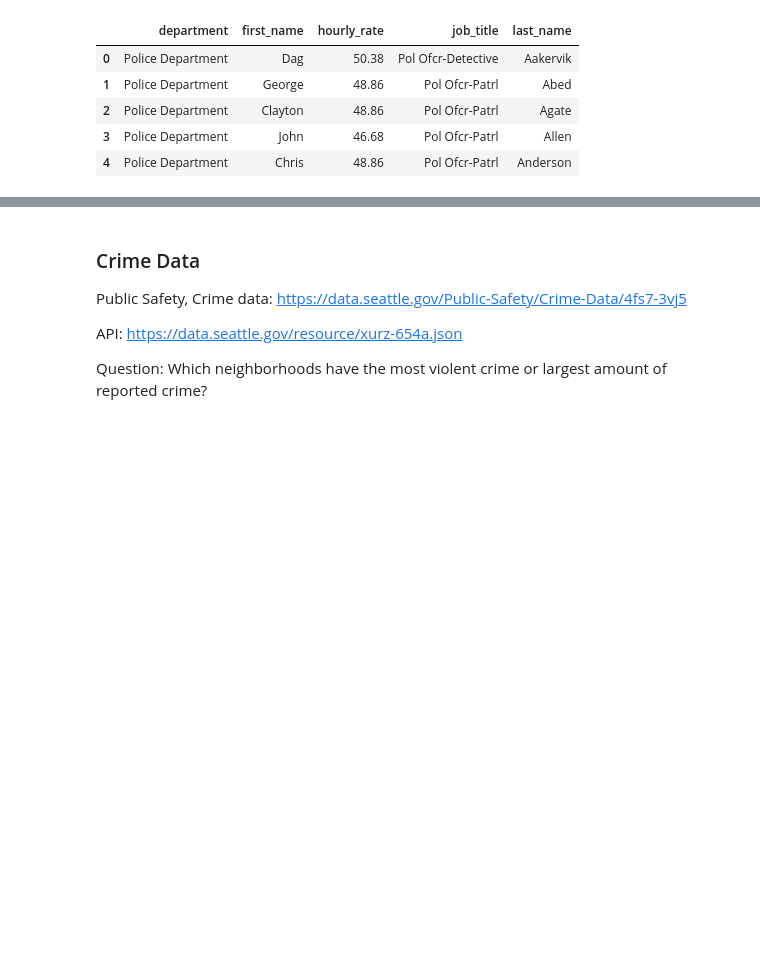
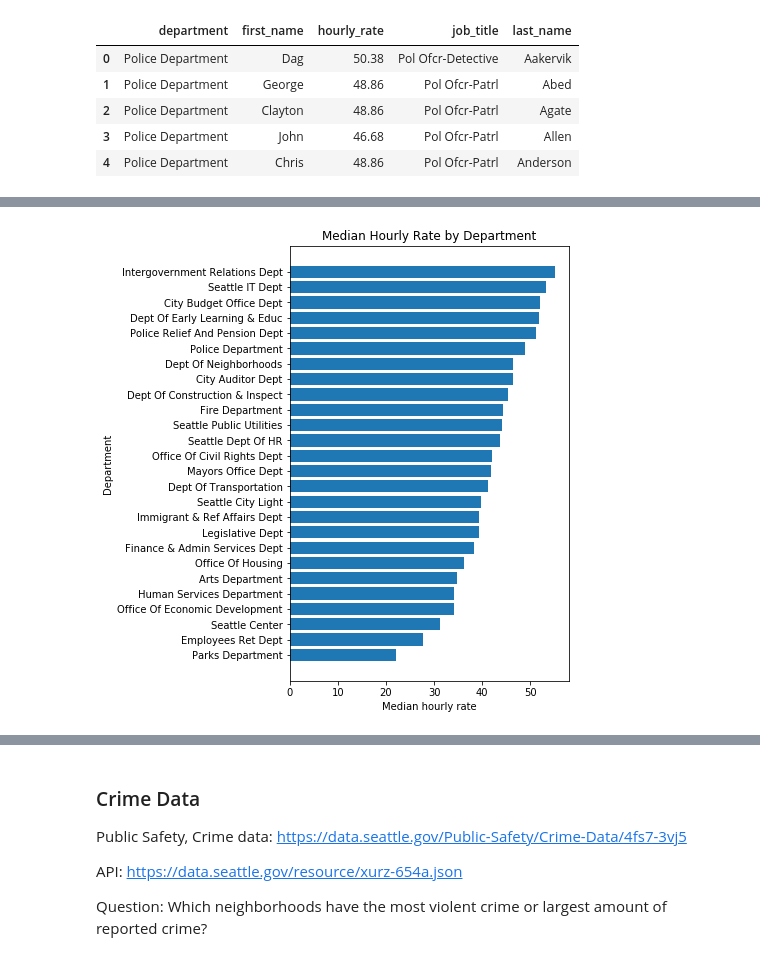
Before and after one commit to chrispmaag/plotly_open_city_data_api, a Jupyter notebook: Plotly_Open_City_Data_API.ipynb, the cells around one changed output, grey strips where cells are left out. Cells and saved outputs as stored; diff of their text form; code cells hidden in the pictures; blank space fills up the shorter version.

```diff
--- a/Plotly_Open_City_Data_API.ipynb
+++ b/Plotly_Open_City_Data_API.ipynb
@@ -27,6 +32,9 @@ Question: Which department has the higest/lowest average hourly rate?
 # %%
 wages_url = 'https://data.seattle.gov/resource/ssah-h43e.json'
 seattle_wages = open_data_to_df(wages_url)
+
+# Convert hourly_rate column from string to float
+seattle_wages['hourly_rate'] = pd.to_numeric(seattle_wages['hourly_rate'])
 seattle_wages.head()
 # %% [output]
 |  | department | first_name | hourly_rate | job_title | last_name |
@@ -35,3 +43,6 @@ seattle_wages.head()
 | 2 | Police Department | Clayton | 48.86 | Pol Ofcr-Patrl | Agate |
 | 3 | Police Department | John | 46.68 | Pol Ofcr-Patrl | Allen |
 | 4 | Police Department | Chris | 48.86 | Pol Ofcr-Patrl | Anderson |
+# %%
+subset_wages = seattle_wages[['department', 'hourly_rate']]
+subset_wages.head()
@@ -37,0 +56,13 @@ seattle_wages.head()
+# %%
+# TRY THIS: reset index is exactly what I needed
+# https://stackoverflow.com/questions/49116172/pulling-a-specific-value-from-a-pandas-groupby-object
+test = subset_wages.groupby('department').median().sort_values('hourly_rate').reset_index()
+# %%
+# THIS IS WHAT I WAS TRYING TO GET FOREVER BECAUSE I KNOW I CAN PASS THESE VALUES TO PLOTLY
+plt.figure(figsize=(5,8))
+plt.barh(test['department'], test['hourly_rate'])
+plt.title('Median Hourly Rate by Department')
+plt.ylabel('Department')
+plt.xlabel('Median hourly rate');
+# %% [output]
+[figure, added]
```
Also changed, not shown: parts of 24 cells of this notebook.
